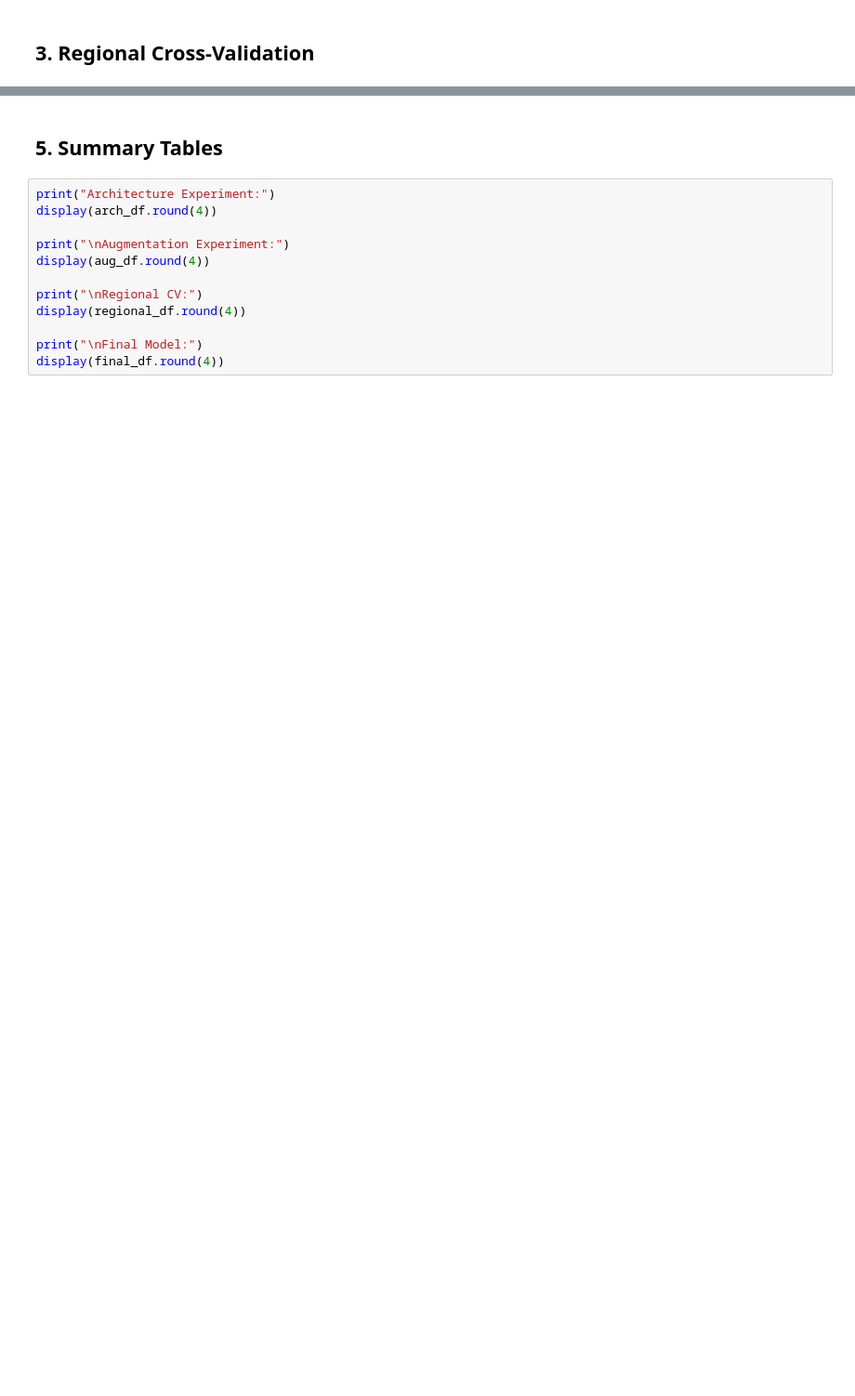
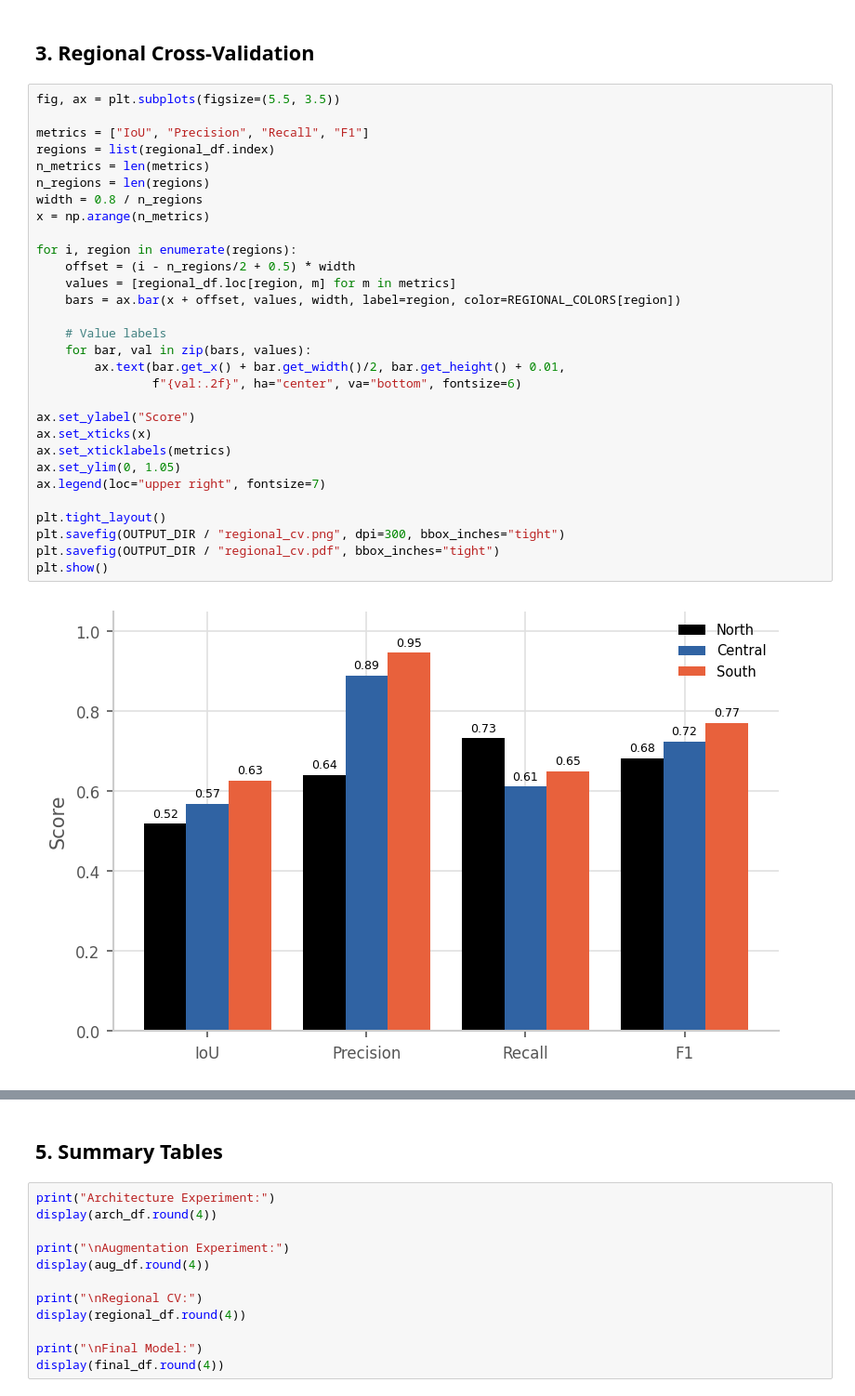
Before and after one commit to sebdalgarno/hakai-ml-train, a Jupyter notebook: notebooks/eval-plot.ipynb, the cells around one changed output, grey strips where cells are left out. Shown at 93% size. Cells and saved outputs as stored; diff of their text form; blank space fills up the shorter version.

```diff
--- a/notebooks/eval-plot.ipynb
+++ b/notebooks/eval-plot.ipynb
@@ -132,2 +158,34 @@ plt.show()
 # %% [markdown]
 ## 3. Regional Cross-Validation
+# %%
+fig, ax = plt.subplots(figsize=(5.5, 3.5))
+
+metrics = ["IoU", "Precision", "Recall", "F1"]
+regions = list(regional_df.index)
+n_metrics = len(metrics)
+n_regions = len(regions)
+width = 0.8 / n_regions
+x = np.arange(n_metrics)
+
+for i, region in enumerate(regions):
+    offset = (i - n_regions/2 + 0.5) * width
+    values = [regional_df.loc[region, m] for m in metrics]
+    bars = ax.bar(x + offset, values, width, label=region, color=REGIONAL_COLORS[region])
+
+    # Value labels
+    for bar, val in zip(bars, values):
+        ax.text(bar.get_x() + bar.get_width()/2, bar.get_height() + 0.01,
+                f"{val:.2f}", ha="center", va="bottom", fontsize=6)
+
+ax.set_ylabel("Score")
+ax.set_xticks(x)
+ax.set_xticklabels(metrics)
+ax.set_ylim(0, 1.05)
+ax.legend(loc="upper right", fontsize=7)
+
+plt.tight_layout()
+plt.savefig(OUTPUT_DIR / "regional_cv.png", dpi=300, bbox_inches="tight")
+plt.savefig(OUTPUT_DIR / "regional_cv.pdf", bbox_inches="tight")
+plt.show()
+# %% [output]
+[figure, added]
```
Also changed, not shown: parts of 8 cells of this notebook, 6 other files.
